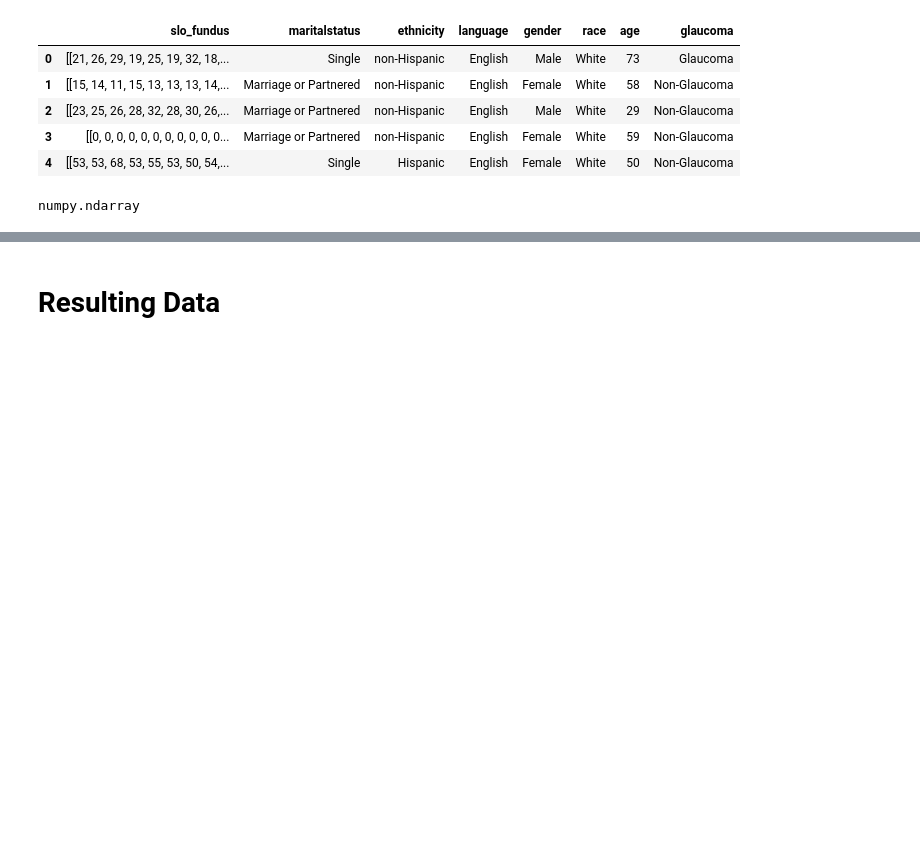
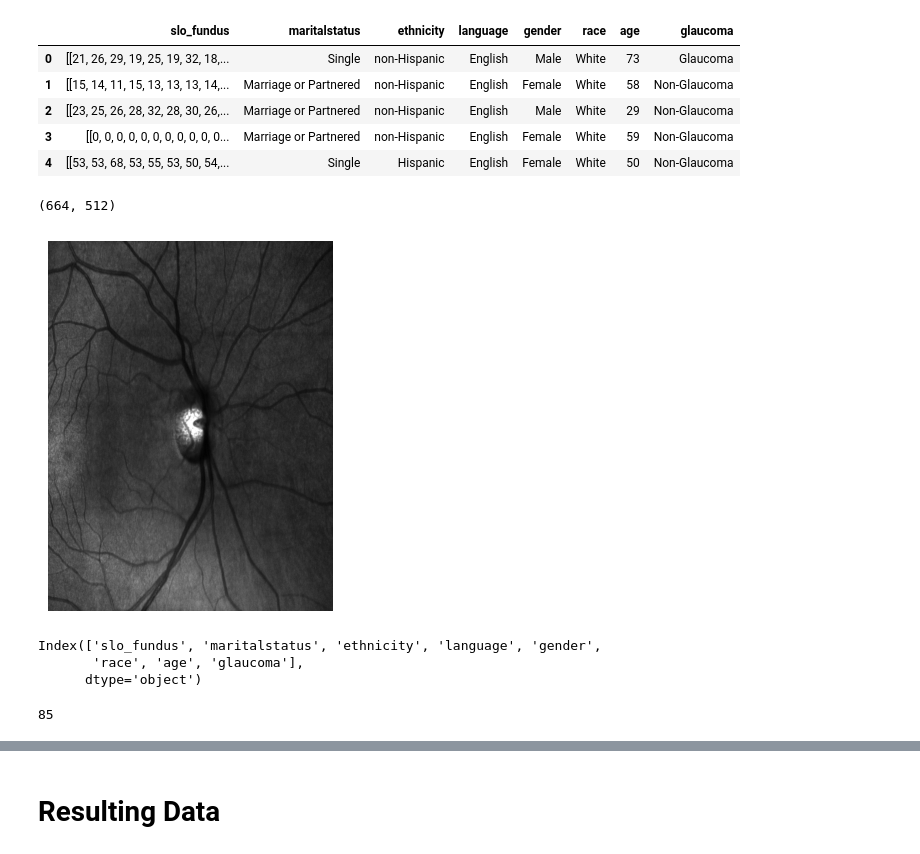
Before and after one commit to CYang-CCI-Lab/LLM_Fairness, a Jupyter notebook: process_dataset.ipynb, the cells around one changed output, grey strips where cells are left out. Saved outputs shown, nothing was run; the diff lists cells and outputs as text; code cells hidden in the pictures; blank space fills up the shorter version.

```diff
--- a/process_dataset.ipynb
+++ b/process_dataset.ipynb
@@ -181,7 +218,7 @@ glaucoma: Non-Glaucoma (0) or Glaucoma (1)
 import numpy as np
 
 # Load the .npz file directly using its filename
-data = np.load('/secure/xiaoyang/HarvardFairVLMed/Dataset/Training/data_00002.npz')
+data = np.load('/secure/xiaoyang/HarvardFairVLMed/Dataset/Test/data_08001.npz')
 
 # List the keys (arrays) in the file
 print(data.files)  # Expected output: ['slo_fundus', 'maritalstatus', 'ethnicity', 'language', 'gender', 'race', 'age', 'glaucoma']
@@ -277,6 +375,26 @@ final_df.head()
 | 3 | [[0, 0, 0, 0, 0, 0, 0, 0, 0, 0, 0... | Marriage or Partnered | non-Hispanic | English | Female | White | 59 | Non-Glaucoma |
 | 4 | [[53, 53, 68, 53, 55, 53, 50, 54,... | Single | Hispanic | English | Female | White | 50 | Non-Glaucoma |
 # %%
-type(final_df.at[0, 'slo_fundus'])
+print(final_df.at[0, 'slo_fundus'].shape)  # Should print (664, 512)
 # %% [output]
-numpy.ndarray
+(664, 512)
+# %%
+import numpy as np
+import matplotlib.pyplot as plt
+
+pixels = np.array(final_df.at[4, 'slo_fundus'])
+
+# According to the dataset docs each SLO photo is 512 × 664 pixels
+img = pixels.reshape(664, 512)
+
+plt.imshow(img, cmap='gray')
+plt.axis('off')
+plt.show()
+# %% [output]
+[figure, added]
+# %%
+final_df.columns
+# %% [output]
+Index(['slo_fundus', 'maritalstatus', 'ethnicity', 'language', 'gender',
+       'race', 'age', 'glaucoma'],
+      dtype='object')
@@ -282,0 +403,4 @@ numpy.ndarray
+# %%
+count_llama_tokens(final_df.at[2, 'slo_fundus'])
+# %% [output]
+85
```
Also changed, not shown: parts of 12 cells of this notebook, 2 other files.
